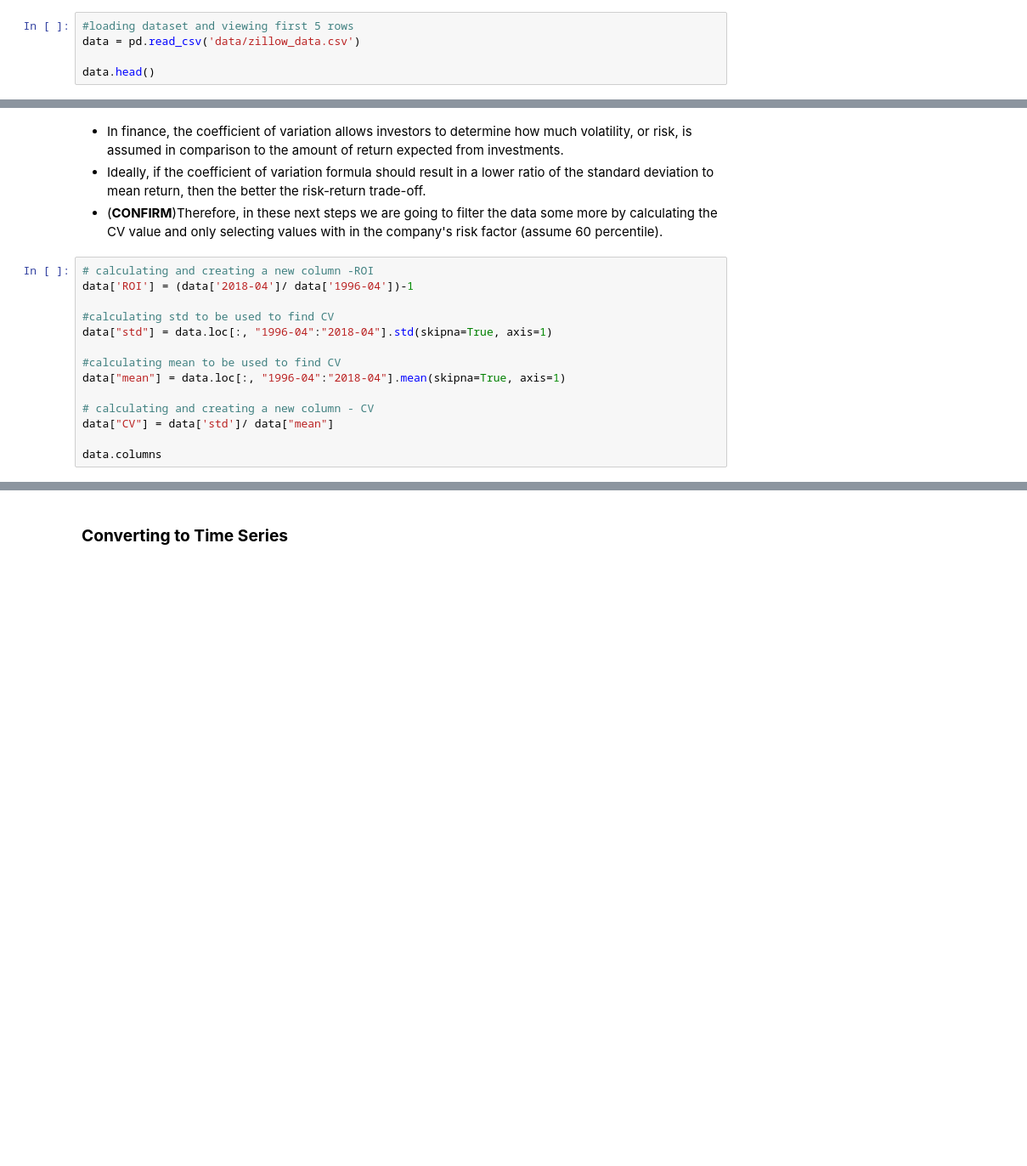
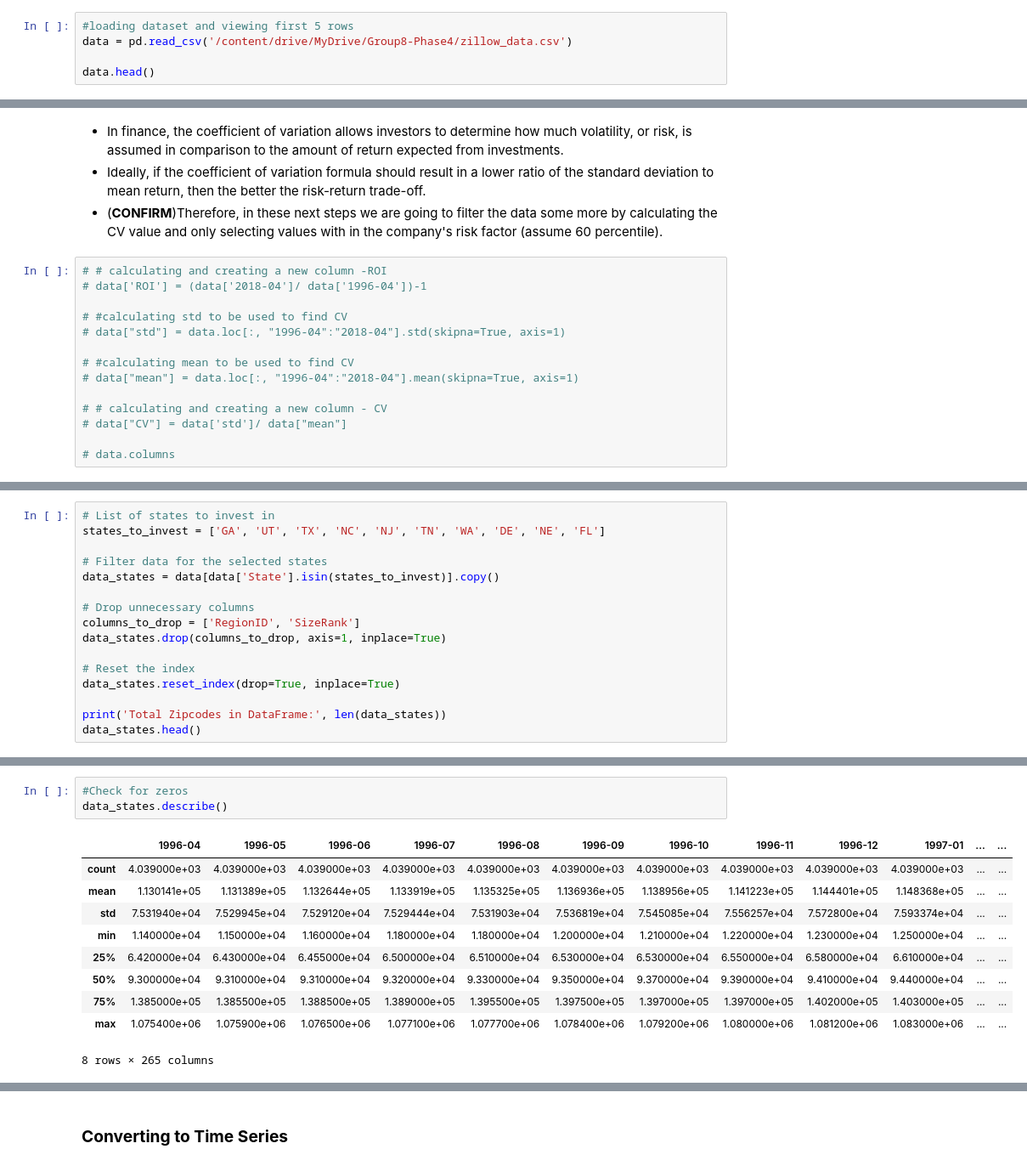
Before and after one commit to charles4data/Forecasting-Real-Estate-Prices---Time-Series-Modeling, a Jupyter notebook: Time_series_Analysis_Project.ipynb, the cells around one changed output, grey strips where cells are left out. Shown at 85% size. Saved outputs shown, nothing was run; the diff lists cells and outputs as text; blank space fills up the shorter version.

```diff
--- a/Time_series_Analysis_Project.ipynb
+++ b/Time_series_Analysis_Project.ipynb
@@ -89,7 +96,7 @@ from matplotlib.pylab import rcParams
 plt.style.use('ggplot')
 # %%
 #loading dataset and viewing first 5 rows
-data = pd.read_csv('data/zillow_data.csv')
+data = pd.read_csv('/content/drive/MyDrive/Group8-Phase4/zillow_data.csv')
 
 data.head()
 # %% [output]
@@ -241,16 +248,16 @@ data.isna().sum().sum()
 - Ideally, if the coefficient of variation formula should result in a lower ratio of the standard deviation to mean return, then the better the risk-return trade-off.
 - (**CONFIRM**)Therefore, in these next steps we are going to filter the data some more by calculating the CV value and only selecting values with in the company's risk factor (assume 60 percentile).
 # %%
-# calculating and creating a new column -ROI
-data['ROI'] = (data['2018-04']/ data['1996-04'])-1
+# # calculating and creating a new column -ROI
+# data['ROI'] = (data['2018-04']/ data['1996-04'])-1
 
-#calculating std to be used to find CV
-data["std"] = data.loc[:, "1996-04":"2018-04"].std(skipna=True, axis=1)
+# #calculating std to be used to find CV
+# data["std"] = data.loc[:, "1996-04":"2018-04"].std(skipna=True, axis=1)
 
-#calculating mean to be used to find CV
-data["mean"] = data.loc[:, "1996-04":"2018-04"].mean(skipna=True, axis=1)
+# #calculating mean to be used to find CV
+# data["mean"] = data.loc[:, "1996-04":"2018-04"].mean(skipna=True, axis=1)
 
-# calculating and creating a new column - CV
-data["CV"] = data['std']/ data["mean"]
+# # calculating and creating a new column - CV
+# data["CV"] = data['std']/ data["mean"]
 
-data.columns
+# data.columns
@@ -263,0 +286,16 @@ Index(['RegionID', 'ZipCode', 'City', 'State', 'Metro', 'CountyName',
+# %%
+# List of states to invest in
+states_to_invest = ['GA', 'UT', 'TX', 'NC', 'NJ', 'TN', 'WA', 'DE', 'NE', 'FL']
+
+# Filter data for the selected states
+data_states = data[data['State'].isin(states_to_invest)].copy()
+
+# Drop unnecessary columns
+columns_to_drop = ['RegionID', 'SizeRank']
+data_states.drop(columns_to_drop, axis=1, inplace=True)
+
+# Reset the index
+data_states.reset_index(drop=True, inplace=True)
+
+print('Total Zipcodes in DataFrame:', len(data_states))
+data_states.head()
@@ -263,0 +311,14 @@ Index(['RegionID', 'ZipCode', 'City', 'State', 'Metro', 'CountyName',
+# %%
+#Check for zeros
+data_states.describe()
+# %% [output]
+|  | 1996-04 | 1996-05 | 1996-06 | 1996-07 | 1996-08 | 1996-09 | 1996-10 | 1996-11 | 1996-12 | 1997-01 | ... | ... |
+| count | 4.039000e+03 | 4.039000e+03 | 4.039000e+03 | 4.039000e+03 | 4.039000e+03 | 4.039000e+03 | 4.039000e+03 | 4.039000e+03 | 4.039000e+03 | 4.039000e+03 | ... | ... |
+| mean | 1.130141e+05 | 1.131389e+05 | 1.132644e+05 | 1.133919e+05 | 1.135325e+05 | 1.136936e+05 | 1.138956e+05 | 1.141223e+05 | 1.144401e+05 | 1.148368e+05 | ... | ... |
+| std | 7.531940e+04 | 7.529945e+04 | 7.529120e+04 | 7.529444e+04 | 7.531903e+04 | 7.536819e+04 | 7.545085e+04 | 7.556257e+04 | 7.572800e+04 | 7.593374e+04 | ... | ... |
+| min | 1.140000e+04 | 1.150000e+04 | 1.160000e+04 | 1.180000e+04 | 1.180000e+04 | 1.200000e+04 | 1.210000e+04 | 1.220000e+04 | 1.230000e+04 | 1.250000e+04 | ... | ... |
+| 25% | 6.420000e+04 | 6.430000e+04 | 6.455000e+04 | 6.500000e+04 | 6.510000e+04 | 6.530000e+04 | 6.530000e+04 | 6.550000e+04 | 6.580000e+04 | 6.610000e+04 | ... | ... |
+| 50% | 9.300000e+04 | 9.310000e+04 | 9.310000e+04 | 9.320000e+04 | 9.330000e+04 | 9.350000e+04 | 9.370000e+04 | 9.390000e+04 | 9.410000e+04 | 9.440000e+04 | ... | ... |
+| 75% | 1.385000e+05 | 1.385500e+05 | 1.388500e+05 | 1.389000e+05 | 1.395500e+05 | 1.397500e+05 | 1.397000e+05 | 1.397000e+05 | 1.402000e+05 | 1.403000e+05 | ... | ... |
+| max | 1.075400e+06 | 1.075900e+06 | 1.076500e+06 | 1.077100e+06 | 1.077700e+06 | 1.078400e+06 | 1.079200e+06 | 1.080000e+06 | 1.081200e+06 | 1.083000e+06 | ... | ... |
+8 rows × 265 columns
```
Also changed, not shown: parts of 66 cells of this notebook.
